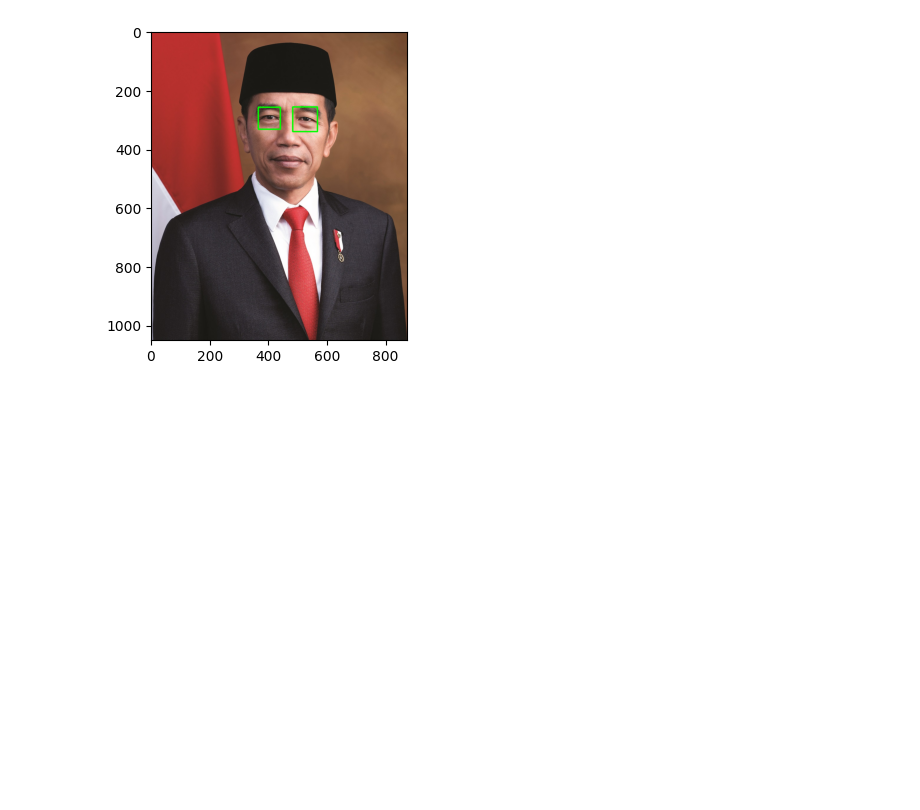
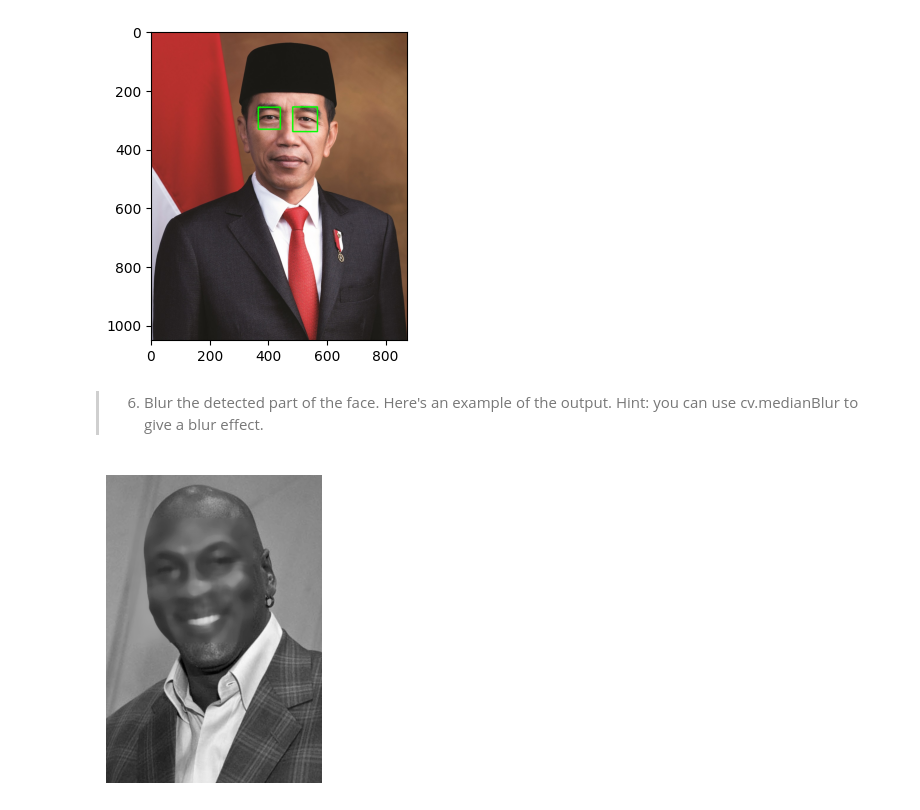
Before and after one commit to MuhammadAdhikaIsaNugraha/PVCK_Ganjil_2023, a Jupyter notebook: week12.ipynb, the cells around one changed output. Drawn from its saved outputs; the diff is of its cells as text; code cells hidden in the pictures; blank space fills up the shorter version.

```diff
--- a/week12.ipynb
+++ b/week12.ipynb
@@ -139,3 +139,38 @@ plt.imshow(jokowi_rgb)
 # %% [output]
 <matplotlib.image.AxesImage at 0x...>
 [figure]
+# %% [markdown]
+> 6. Blur the detected part of the face. Here's an example of the output. Hint: you can use
+cv.medianBlur to give a blur effect.
+# %%
+import cv2
+from matplotlib import pyplot as plt
+
+# Load the face cascade
+cascade_wajah = cv2.CascadeClassifier('/content/drive/MyDrive/Polinema/Semester 5/PVCK/Meeting 12/haarcascades/haarcascade_frontalface_alt.xml')
+
+# Load the image in color mode
+jokowi = cv2.imread('/content/drive/MyDrive/Polinema/Semester 5/PVCK/Meeting 12/facedet/mjordan.jpg', cv2.IMREAD_COLOR)
+
+# Convert BGR to RGB
+jokowi_rgb = cv2.cvtColor(jokowi, cv2.COLOR_BGR2RGB)
+
+# Convert the image to grayscale
+jokowi_gray = cv2.cvtColor(jokowi_rgb, cv2.COLOR_RGB2GRAY)
+
+# Detect faces in the image
+roi_wajah = cascade_wajah.detectMultiScale(jokowi_gray)
+
+# Blur each detected face
+for (x, y, w, h) in roi_wajah:
+    face_roi = jokowi_gray[y:y+h, x:x+w]
+    blurred_face = cv2.medianBlur(face_roi, 15)
+    jokowi_gray[y:y+h, x:x+w] = blurred_face
+
+# Display the image with rectangles in grayscale
+plt.figure(figsize=(4, 4))
+plt.imshow(jokowi_gray, cmap='gray')
+plt.axis('off')
+plt.show()
+# %% [output]
+[figure, added]
```
Also changed, not shown: parts of 1 cell of this notebook.
